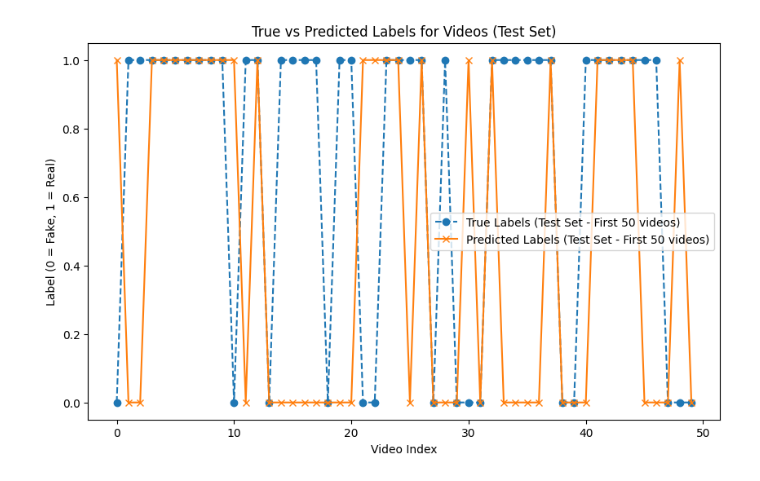
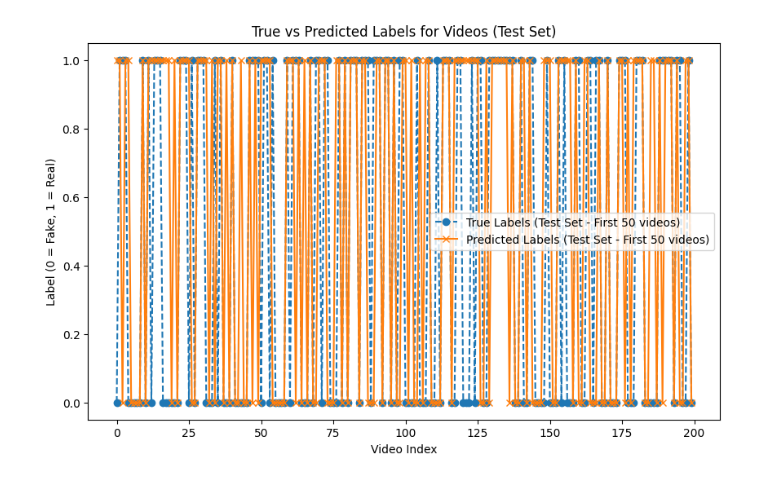
Before and after one commit to mughalfrazk/deepfake-detection-using-esn, a Jupyter notebook: 03_standard_esn_train.ipynb, the cells around one changed output. Saved outputs shown, nothing was run; the diff lists cells and outputs as text; code cells hidden in the pictures.

```diff
--- a/03_standard_esn_train.ipynb
+++ b/03_standard_esn_train.ipynb
@@ -11,5 +26,5 @@ from reservoirpy.nodes import Reservoir, Ridge, Input
 # %%
-loaded_dataset = np.load("./out/pca_features_dataset.npz")
+loaded_dataset = np.load("./out/pca_features_20000.npz")
 
 X_dataset = loaded_dataset["X_dataset"]
 Y_dataset = loaded_dataset["Y_dataset"]
@@ -126,0 +610,36 @@ Model accuracy on test set: 0.5211
+# %%
+UNITS = 4000
+LEAK_RATE = 1             # - leaking rate
+SPECTRAL_RADIUS = 0.9     # - spectral radius of W
+INPUT_SCALING = 1.5       # - input scaling
+RC_CONNECTIVITY = 0.1     # - density of reservoir internal matrix
+INPUT_CONNECTIVITY = 0.2  # and of reservoir input matrix
+REGULARIZATION = 1e-8     # - regularization coefficient for ridge regression
+SEED = 1234               # for reproductibility
+# %%
+start_time = time.time()
+
+# Initialize ESN model with varying reservoir size
+data = Input(input_dim=X_train.shape[1])
+reservoir = Reservoir(UNITS, lr=LEAK_RATE, sr=SPECTRAL_RADIUS, input_scaling=INPUT_SCALING)
+ridge = Ridge(output_dim=y_train.shape[1], ridge=REGULARIZATION)
+
+esn = data >> reservoir >> ridge
+
+# Train the ESN
+esn.fit(X_train, y_train)
+
+# Predict on test data
+predictions = esn.run(X_test)
+predicted_labels = (predictions.flatten() > 0.5).astype(int)
+
+# Evaluate performance
+acc = accuracy_score(y_test, predicted_labels)
+f1 = f1_score(y_test, predicted_labels)
+
+# Record results
+accuracy_results.append(acc)
+f1_results.append(f1)
+training_times.append(time.time() - start_time)
+
+print(f"Reservoir Size: {UNITS} | Accuracy: {acc:.4f} | F1-Score: {f1:.4f} | Training Time: {training_times[-1]:.2f}s")
@@ -127,12 +682,12 @@ Model accuracy on test set: 0.5211
 # %%
 # Plot true vs predicted labels for a subset of the test set
 plt.figure(figsize=(10, 6))
-plt.plot(y_test.flatten()[:50], label='True Labels (Test Set - First 50 videos)', linestyle='--', marker='o')
-plt.plot(predicted_labels[:50], label='Predicted Labels (Test Set - First 50 videos)', marker='x')
+plt.plot(y_test.flatten()[1000:1200], label='True Labels (Test Set - First 50 videos)', linestyle='--', marker='o')
+plt.plot(predicted_labels[1000:1200], label='Predicted Labels (Test Set - First 50 videos)', marker='x')
 plt.xlabel('Video Index')
 plt.ylabel('Label (0 = Fake, 1 = Real)')
 plt.legend()
 plt.title('True vs Predicted Labels for Videos (Test Set)')
 plt.show()
 # %% [output]
-[figure, old version]
+[figure, new version]
```
Also changed, not shown: parts of 39 cells of this notebook, 4 other files.
